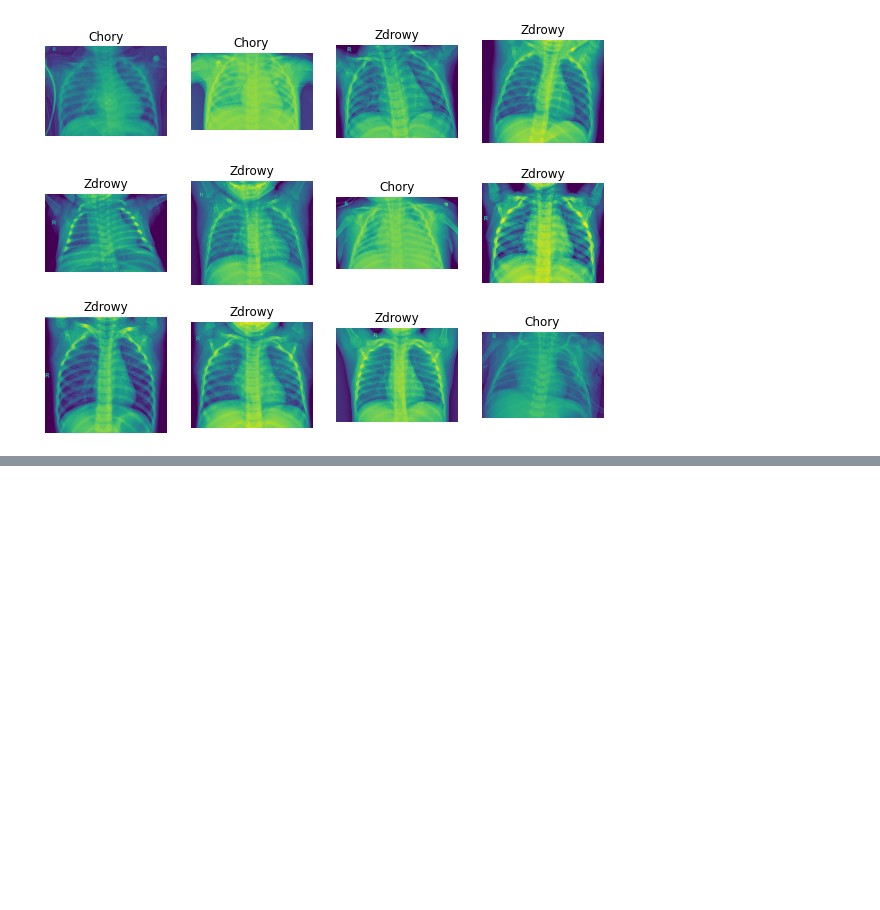
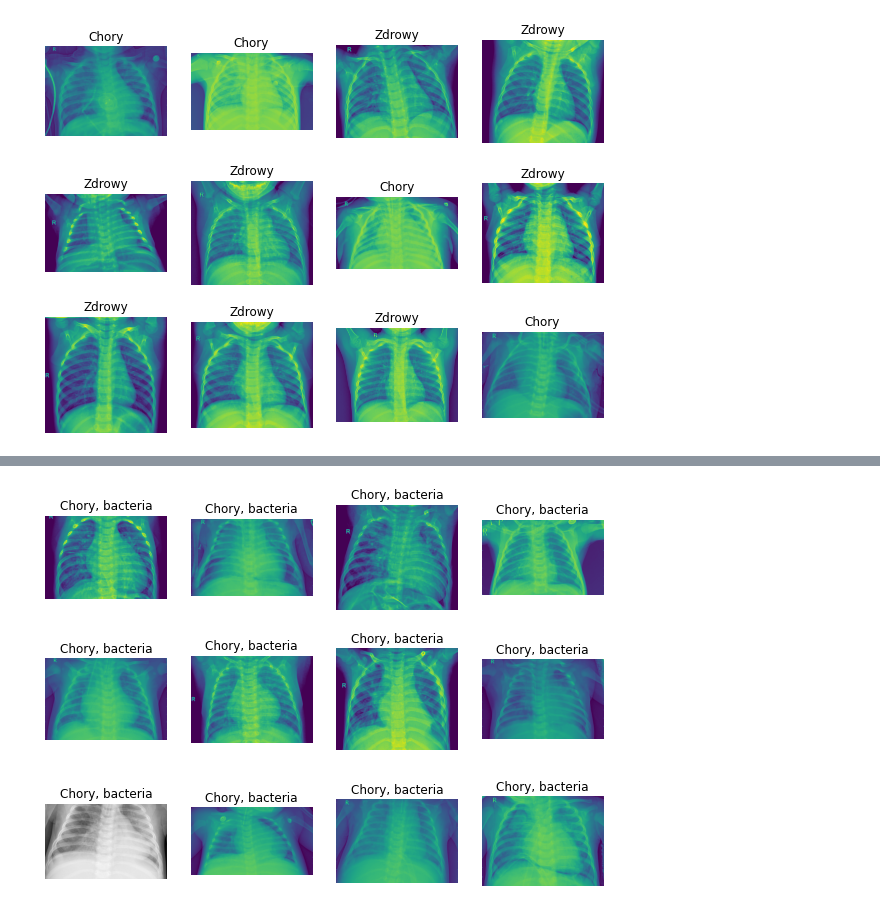
Before and after one commit to MichalZelasko/SISI-pojekt, a Jupyter notebook: src/data_visualizer.ipynb, the cells around one changed output, grey strips where cells are left out. Cells and saved outputs as stored; diff of their text form; code cells hidden in the pictures; blank space fills up the shorter version.

```diff
--- a/src/data_visualizer.ipynb
+++ b/src/data_visualizer.ipynb
@@ -68,6 +83,17 @@ def view_random_image(target_directory, target_class):
     plt.title(get_class_name(target_class))
     plt.axis("off");
     return img
+# %%
+def view_each_type(target_directory, target_class, type_im):
+    target_folder = target_directory + target_class
+    while True:
+        random_image = random.sample(os.listdir(target_folder), 1)
+        if (type_im in random_image[0]):
+            img = mpimg.imread(target_folder + "/" + random_image[0])
+            plt.imshow(img / np.max(img))
+            plt.title(get_class_name(target_class) + f", {type_im}")
+            plt.axis("off")
+            return img
 # %%
 plt.figure(figsize=(10,10))
 for i in range(12):
@@ -78,0 +113,8 @@ for i in range(12):
+# %%
+plt.figure(figsize=(10,10))
+for i in range(12):
+    plt.subplot(4,4,i+1)
+    r=1
+    img = view_each_type(data_dir, class_names[r], "bacteria")
+# %% [output]
+[figure, added]
```
Also changed, not shown: parts of 3 cells of this notebook, 6 other files.
